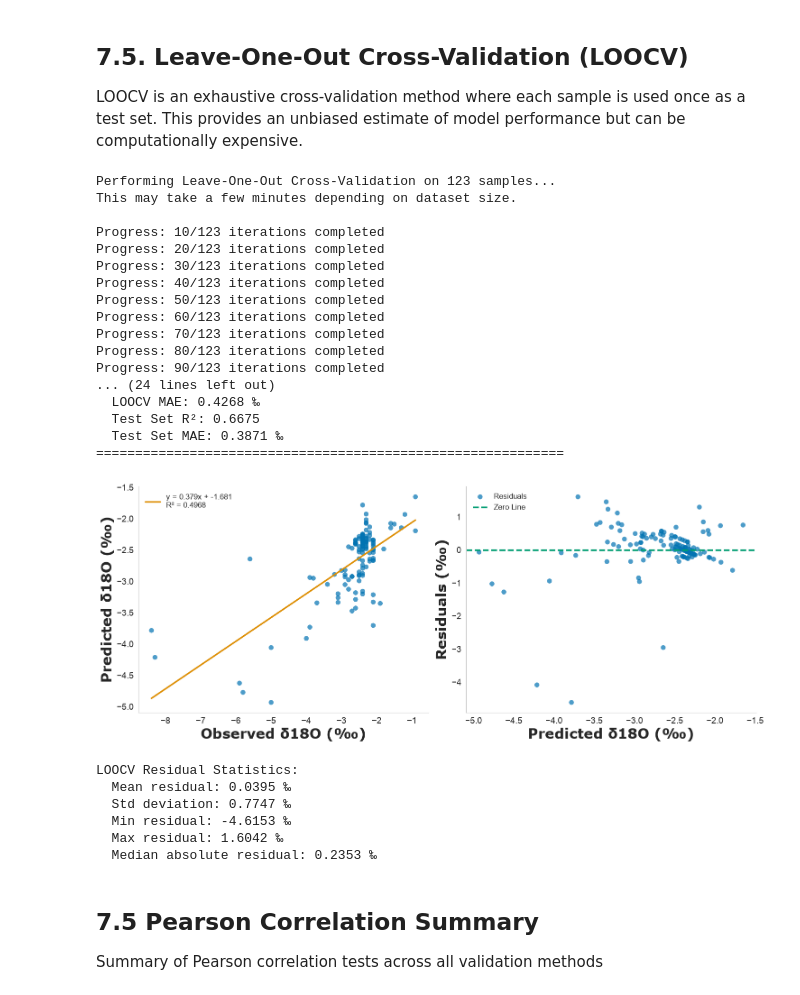
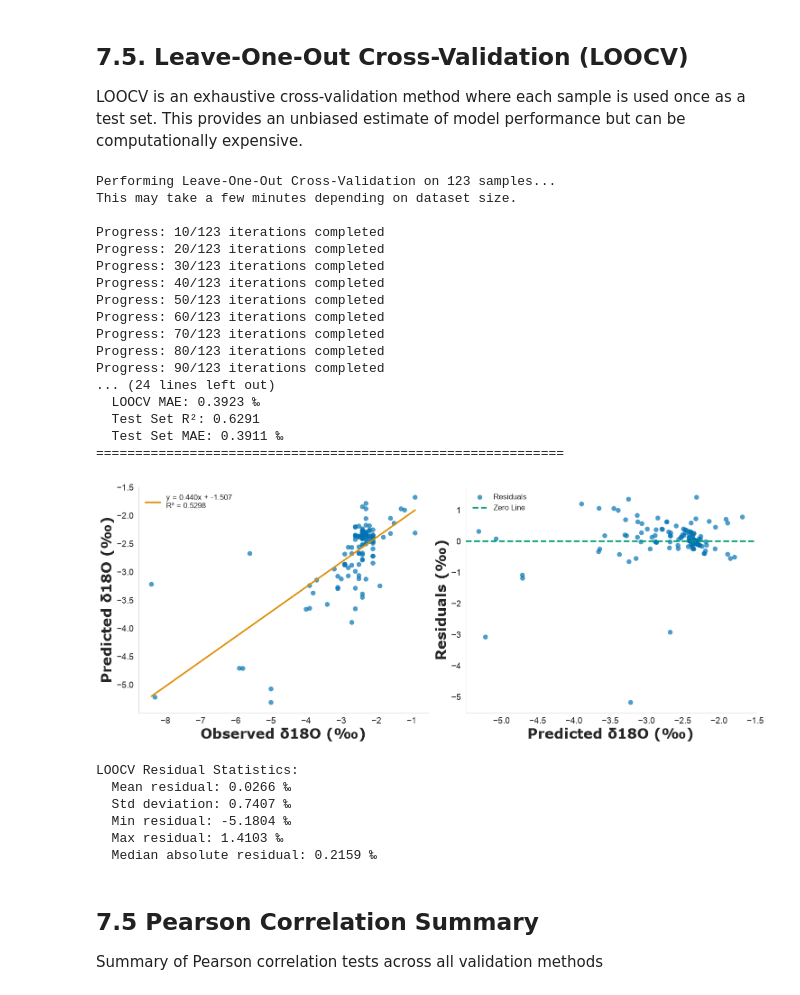
Before and after one commit to kalfaro8/Modeling-Project, a Jupyter notebook: Random-Forest-main/Random_Forest_Improved.ipynb, the cells around one changed output. Cells and saved outputs as stored; diff of their text form; code cells hidden in the pictures.

```diff
--- a/Random-Forest-main/Random_Forest_Improved.ipynb
+++ b/Random-Forest-main/Random_Forest_Improved.ipynb
@@ -49,7 +49,7 @@ plt.rcParams['figure.figsize'] = (10, 6)
 ## 1. Load and Explore Data
 # %%
 # Load data
-df = pd.read_excel("Random Forest Data.xlsx", header=1, usecols="B:L")
+df = pd.read_excel("Random Forest Data.xlsx", header=1, usecols="B:M")
 
 # Filter for stream data
 stream = df[df["Rain or Stream"].str.lower().eq("stream")].copy()
@@ -96,6 +96,7 @@ stream['Temp_Discharge_Interaction'] = stream['Temperature '] * stream['Discharg
 # Add other isotope data as features (they're related to δ18O)
 stream['d_excess'] = stream['d-excess (‰)']
 stream['d2H'] = stream['δ2H']
+stream['Groundwater_Water_Contribution'] = stream['Qgw/Qr%']
 
 # Rain Feature
 stream['Rain'] = stream['Precipitation (mm)']
@@ -103,9 +104,9 @@ stream['Elevation'] = stream['Elevation (ft)']
 
 # Define feature columns
 feature_col = [
-    "Site ID",
+    #"Site ID",
     "Temperature ",
-    "Discharge (m3/s)",
+    #"Discharge (m3/s)",
     #"Month",
     #"Day_of_Year",
     #"d_excess",
@@ -114,7 +115,8 @@ feature_col = [
    "DOY_cos",
     "Temp_Discharge_Interaction",
     "Rain",
-    "Elevation"
+    #"Elevation",
+    "Groundwater_Water_Contribution"
 ]
 
 print(f"Features used: {feature_col}")
@@ -446,7 +449,7 @@ loocv_r2 = r2_score(y_true_loocv, y_pred_loocv)
 loocv_rmse = np.sqrt(mean_squared_error(y_true_loocv, y_pred_loocv))
 loocv_mae = mean_absolute_error(y_true_loocv, y_pred_loocv)
 # Pearson correlation test for LOOCV
-loocv_pearson_r, loocv_pearson_p = pearsonr(y_true_loocv, y_pred_loocv)
+loocv_pearson_r, loocv_pearson_p = scipy.stats.pearsonr(y_true_loocv, y_pred_loocv)
 
 print("\n" + "="*60)
 print("LEAVE-ONE-OUT CROSS-VALIDATION RESULTS")
@@ -490,9 +493,9 @@ Progress: 70/123 iterations completed
 Progress: 80/123 iterations completed
 Progress: 90/123 iterations completed
 ... (24 lines left out)
-  LOOCV MAE: 0.4268 ‰
-  Test Set R²: 0.6675
-  Test Set MAE: 0.3871 ‰
+  LOOCV MAE: 0.3923 ‰
+  Test Set R²: 0.6291
+  Test Set MAE: 0.3911 ‰
 ============================================================
 # %%
 # Visualize LOOCV results
@@ -504,8 +507,8 @@ fig, axes = plt.subplots(1, 2, figsize=(15, 6))
 axes[0].scatter(y_true_loocv, y_pred_loocv, alpha=0.7, color='#0173B2', s=60, edgecolors='none')
 
 # Linear regression
-slope, intercept, r_value, p_value, std_err = stats.linregress(y_true_loocv, y_pred_loocv)
-line_x = np.array([y_true_loocv.min(), y_true_loocv.max()])
+slope, intercept, r_value, p_value, std_err = scipy.stats.linregress(y_true_loocv, y_pred_loocv)
+line_x = np.array([min(y_true_loocv), max(y_true_loocv)])
 line_y = slope * line_x + intercept
 axes[0].plot(line_x, line_y, color='#DE8F05', linestyle='-', lw=2.5,
              label=f'y = {slope:.3f}x + {intercept:.3f}\nR² = {r_value**2:.4f}')
@@ -513,41 +516,41 @@ axes[0].plot(line_x, line_y, color='#DE8F05', linestyle='-', lw=2.5,
 axes[0].set_xlabel('Observed δ18O (‰)', fontsize=22, fontweight='bold', fontname='Verdana')
 axes[0].set_ylabel('Predicted δ18O (‰)', fontsize=22, fontweight='bold', fontname='Verdana')
 axes[0].tick_params(axis='both', which='major', labelsize=14)
 axes[0].legend(fontsize=12, frameon=False)
 axes[0].spines['top'].set_visible(False)
 axes[0].spines['right'].set_visible(False)
 axes[0].grid(False)
 
 # 2. Residuals plot for LOOCV
-residuals_loocv = y_true_loocv - y_pred_loocv
+residuals_loocv = np.array(y_true_loocv) - np.array(y_pred_loocv)
 axes[1].scatter(y_pred_loocv, residuals_loocv, alpha=0.7, color='#0173B2', s=60, edgecolors='none', label='Residuals')
 axes[1].axhline(y=0, color='#029E73', linestyle='--', lw=2.5, label='Zero Line')
 axes[1].set_xlabel('Predicted δ18O (‰)', fontsize=22, fontweight='bold', fontname='Verdana')
 axes[1].set_ylabel('Residuals (‰)', fontsize=22, fontweight='bold', fontname='Verdana')
 axes[1].tick_params(axis='both', which='major', labelsize=14)
 axes[1].legend(fontsize=12, frameon=False)
 axes[1].spines['top'].set_visible(False)
 axes[1].spines['right'].set_visible(False)
 axes[1].grid(False)
 
 plt.tight_layout()
 plt.show()
 
 # Additional statistics
 print("\nLOOCV Residual Statistics:")
 print(f"  Mean residual: {residuals_loocv.mean():.4f} ‰")
 print(f"  Std deviation: {residuals_loocv.std():.4f} ‰")
 print(f"  Min residual: {residuals_loocv.min():.4f} ‰")
 print(f"  Max residual: {residuals_loocv.max():.4f} ‰")
 print(f"  Median absolute residual: {np.median(np.abs(residuals_loocv)):.4f} ‰")
 # %% [output]
-[figure, old version]
+[figure, new version]
 LOOCV Residual Statistics:
-  Mean residual: 0.0395 ‰
-  Std deviation: 0.7747 ‰
-  Min residual: -4.6153 ‰
-  Max residual: 1.6042 ‰
-  Median absolute residual: 0.2353 ‰
+  Mean residual: 0.0266 ‰
+  Std deviation: 0.7407 ‰
+  Min residual: -5.1804 ‰
+  Max residual: 1.4103 ‰
+  Median absolute residual: 0.2159 ‰
 # %% [markdown]
 ## 7.5 Pearson Correlation Summary
 Summary of Pearson correlation tests across all validation methods
```
Also changed, not shown: parts of 13 cells of this notebook, 5 other files.
